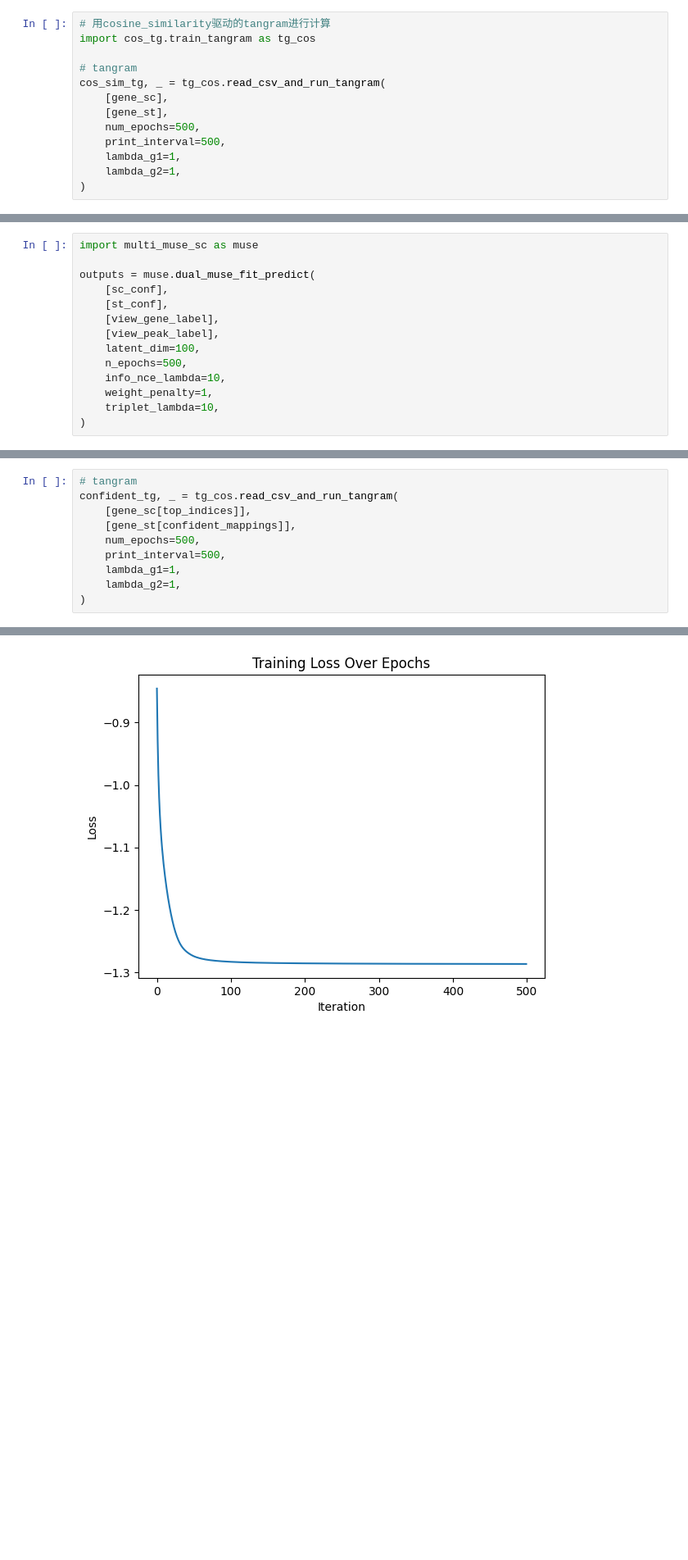
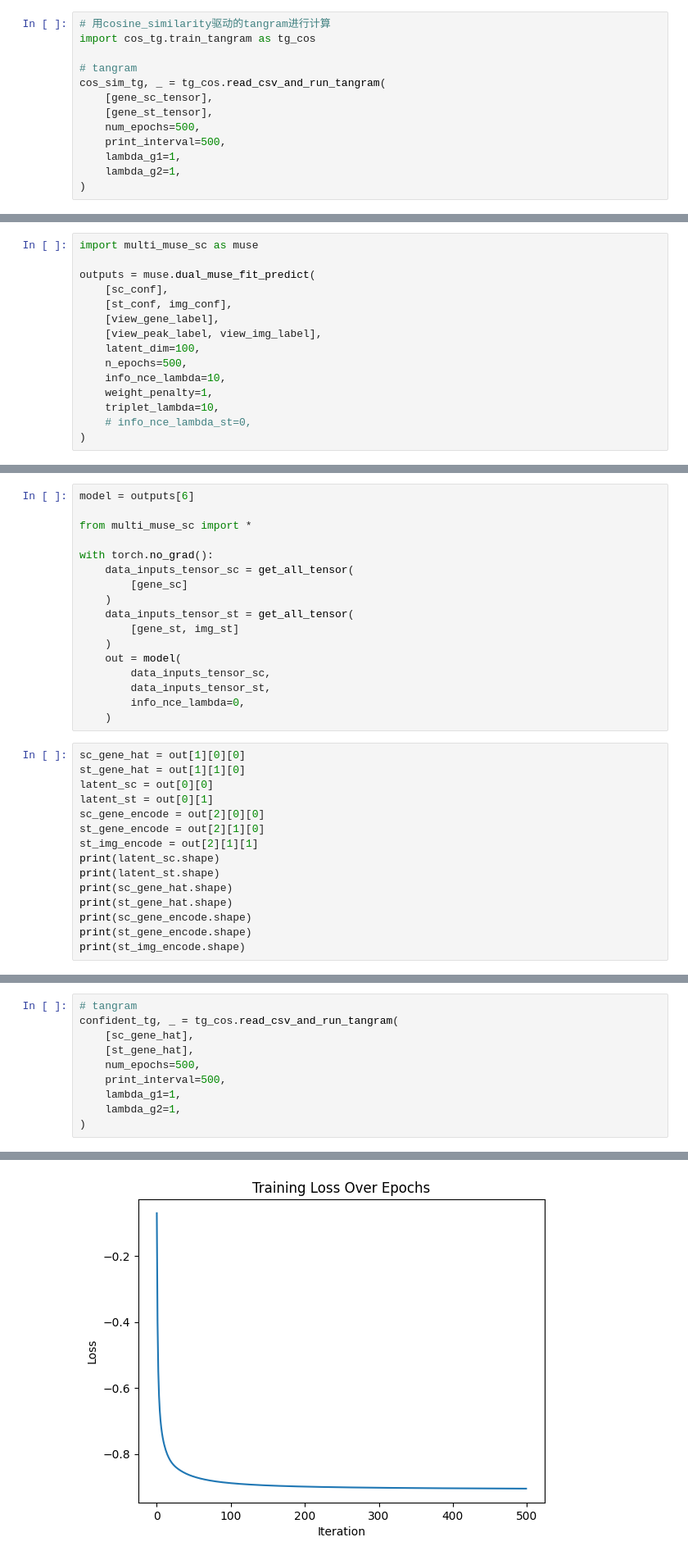
Before and after one commit to darkwilldie/MUSE, a Jupyter notebook: MUSE_demo/maxfuse.ipynb, the cells around one changed output, grey strips where cells are left out. Shown at 82% size. Cells and saved outputs as stored; diff of their text form; blank space fills up the shorter version.

```diff
--- a/MUSE_demo/maxfuse.ipynb
+++ b/MUSE_demo/maxfuse.ipynb
@@ -22,8 +27,8 @@ import cos_tg.train_tangram as tg_cos
 
 # tangram
 cos_sim_tg, _ = tg_cos.read_csv_and_run_tangram(
-    [gene_sc],
-    [gene_st],
+    [gene_sc_tensor],
+    [gene_st_tensor],
     num_epochs=500,
     print_interval=500,
     lambda_g1=1,
@@ -125,14 +153,15 @@ import multi_muse_sc as muse
 
 outputs = muse.dual_muse_fit_predict(
     [sc_conf],
-    [st_conf],
+    [st_conf, img_conf],
     [view_gene_label],
-    [view_peak_label],
+    [view_peak_label, view_img_label],
     latent_dim=100,
     n_epochs=500,
     info_nce_lambda=10,
     weight_penalty=1,
     triplet_lambda=10,
+    # info_nce_lambda_st=0,
 )
 # %% [output]
 ++++++++++ DualMUSE for multi-modality single-cell analysis ++++++++++
@@ -154,0 +184,32 @@ PhenoGraph completed in 1.9263439178466797 seconds
+# %%
+model = outputs[6]
+
+from multi_muse_sc import *
+
+with torch.no_grad():
+    data_inputs_tensor_sc = get_all_tensor(
+        [gene_sc]
+    )
+    data_inputs_tensor_st = get_all_tensor(
+        [gene_st, img_st]
+    )
+    out = model(
+        data_inputs_tensor_sc,
+        data_inputs_tensor_st,
+        info_nce_lambda=0,
+    )
+# %%
+sc_gene_hat = out[1][0][0]
+st_gene_hat = out[1][1][0]
+latent_sc = out[0][0]
+latent_st = out[0][1]
+sc_gene_encode = out[2][0][0]
+st_gene_encode = out[2][1][0]
+st_img_encode = out[2][1][1]
+print(latent_sc.shape)
+print(latent_st.shape)
+print(sc_gene_hat.shape)
+print(st_gene_hat.shape)
+print(sc_gene_encode.shape)
+print(st_gene_encode.shape)
+print(st_img_encode.shape)
@@ -155,8 +224,8 @@ PhenoGraph completed in 1.9263439178466797 seconds
 # %%
 # tangram
 confident_tg, _ = tg_cos.read_csv_and_run_tangram(
-    [gene_sc[top_indices]],
-    [gene_st[confident_mappings]],
+    [sc_gene_hat],
+    [st_gene_hat],
     num_epochs=500,
     print_interval=500,
     lambda_g1=1,
@@ -177 +252 @@ Epoch 500: Loss -1.286726474761963
-[figure, old version]
+[figure, new version]
```
Also changed, not shown: parts of 18 cells of this notebook, 5 other files.
